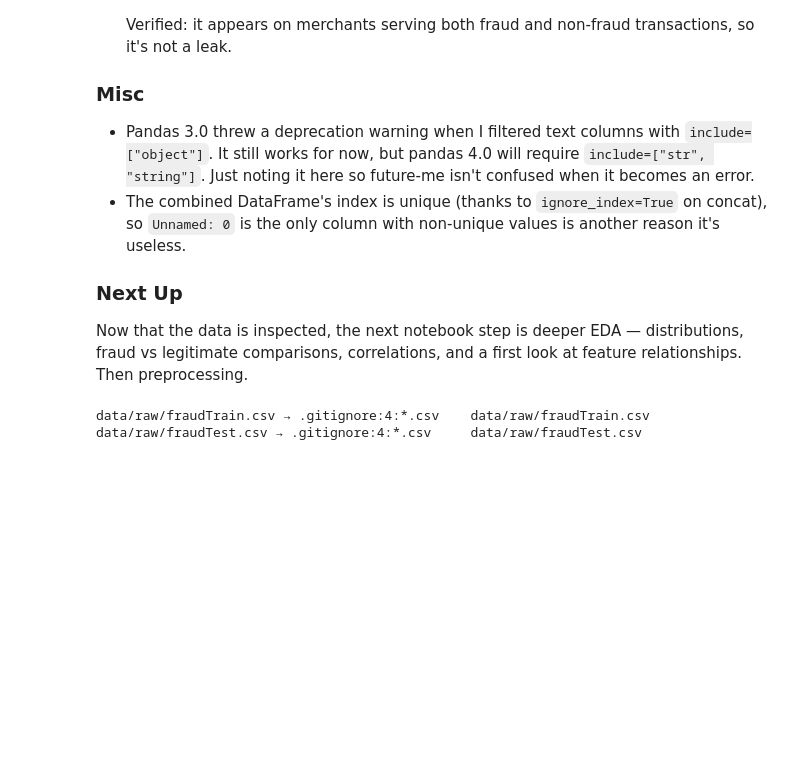
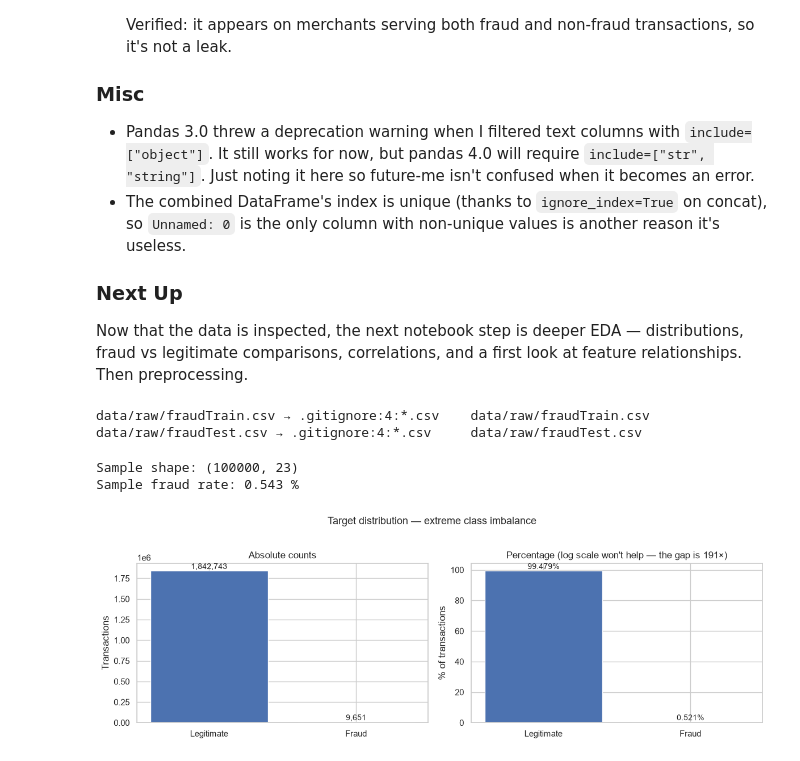
Before and after one commit to Fan000n/fraud-detection-ml, a Jupyter notebook: notebooks/01_eda.ipynb, the cells around one changed output. Cells and saved outputs as stored; diff of their text form; code cells hidden in the pictures; blank space fills up the shorter version.

```diff
--- a/notebooks/01_eda.ipynb
+++ b/notebooks/01_eda.ipynb
@@ -240,3 +240,43 @@ for f in ["data/raw/fraudTrain.csv", "data/raw/fraudTest.csv"]:
 # %% [output]
 data/raw/fraudTrain.csv → .gitignore:4:*.csv    data/raw/fraudTrain.csv
 data/raw/fraudTest.csv → .gitignore:4:*.csv     data/raw/fraudTest.csv
+# %%
+import matplotlib.pyplot as plt
+import seaborn as sns
+
+sns.set_theme(style="whitegrid", context="notebook")
+plt.rcParams["figure.figsize"] = (10, 5)
+plt.rcParams["axes.titlesize"] = 12
+
+FRAUD_COLORS = {0: "#4C72B0", 1: "#C44E52"}  # blue = legit, red = fraud
+FRAUD_LABELS = {0: "Legitimate", 1: "Fraud"}
+
+# Sampled frame for plots that can't handle the 1.85M rows.
+df_sample = df.sample(n=100_000, random_state=42)
+print("Sample shape:", df_sample.shape)
+print("Sample fraud rate:", round(df_sample["is_fraud"].mean() * 100, 3), "%")
+# %% [output]
+Sample shape: (100000, 23)
+Sample fraud rate: 0.543 %
+# %%
+fig, axes = plt.subplots(1, 2, figsize=(12, 4))
+
+counts = df["is_fraud"].value_counts().sort_index()
+axes[0].bar(["Legitimate", "Fraud"], counts.values, color=[FRAUD_COLORS[0], FRAUD_COLORS[1]])
+axes[0].set_title("Absolute counts")
+axes[0].set_ylabel("Transactions")
+for i, v in enumerate(counts.values):
+    axes[0].text(i, v, f"{v:,}", ha="center", va="bottom", fontsize=10)
+
+pcts = df["is_fraud"].value_counts(normalize=True).sort_index() * 100
+axes[1].bar(["Legitimate", "Fraud"], pcts.values, color=[FRAUD_COLORS[0], FRAUD_COLORS[1]])
+axes[1].set_title("Percentage (log scale won't help — the gap is 191×)")
+axes[1].set_ylabel("% of transactions")
+for i, v in enumerate(pcts.values):
+    axes[1].text(i, v, f"{v:.3f}%", ha="center", va="bottom", fontsize=10)
+
+plt.suptitle("Target distribution — extreme class imbalance", y=1.02, fontsize=13)
+plt.tight_layout()
+plt.show()
+# %% [output]
+[figure, added]
```
Also changed, not shown: parts of 9 cells of this notebook.
